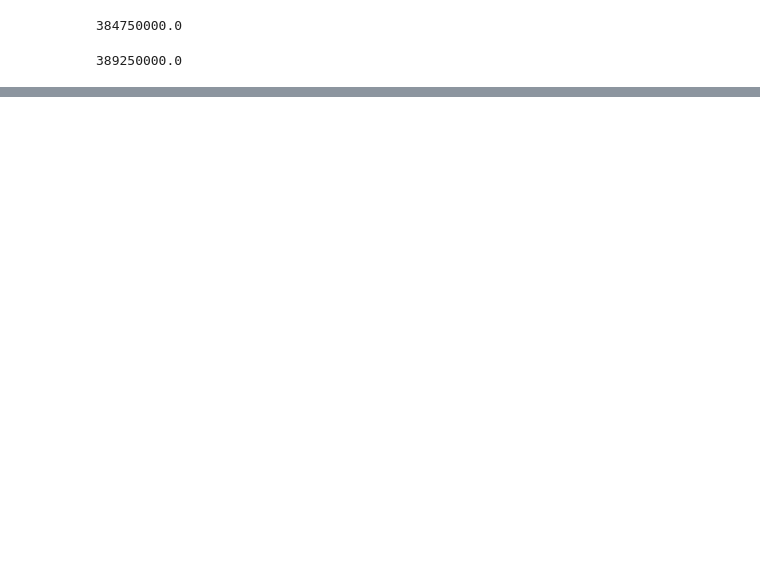
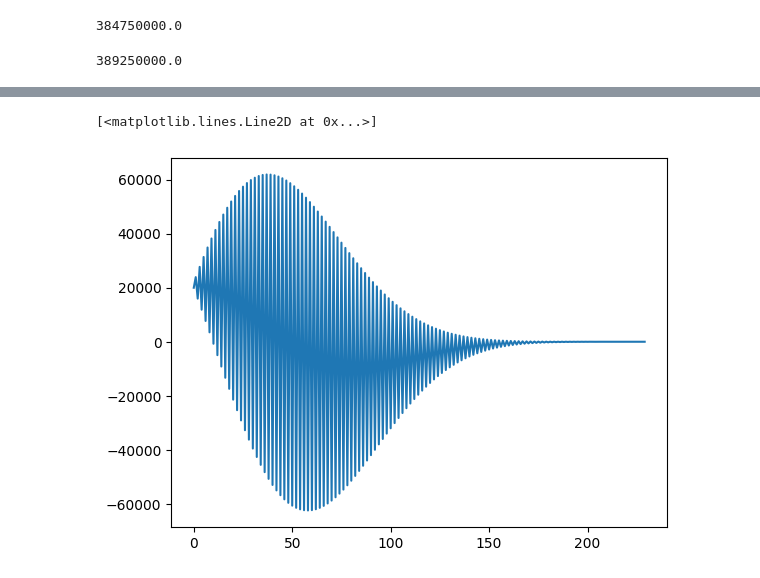
Before and after one commit to Duanyll/h743framework, a Jupyter notebook: SignalNet/bandpass.ipynb, the cells around one changed output, grey strips where cells are left out. Drawn from its saved outputs; the diff is of its cells as text; code cells hidden in the pictures; blank space fills up the shorter version.

```diff
--- a/SignalNet/bandpass.ipynb
+++ b/SignalNet/bandpass.ipynb
@@ -209,0 +274,4 @@ detect_carrier_frequency(
+# %%
+x_qr = np.linalg.lstsq(A, b)[0]
+plt.plot(x_qr, label='QR')
+# %% [output]
@@ -209,0 +280,2 @@ detect_carrier_frequency(
+[<matplotlib.lines.Line2D at 0x...>]
+[figure, added]
```
Also changed, not shown: parts of 8 cells of this notebook, 5 other files.
